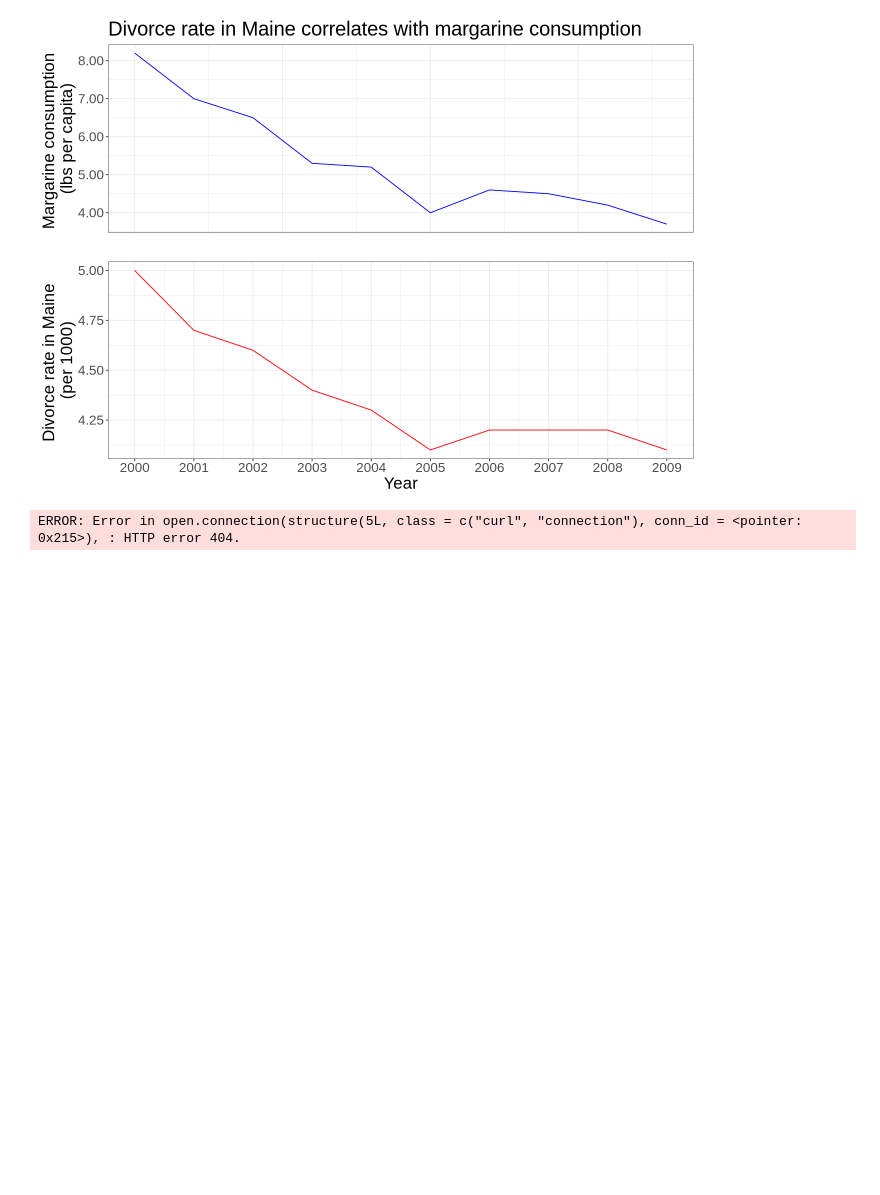
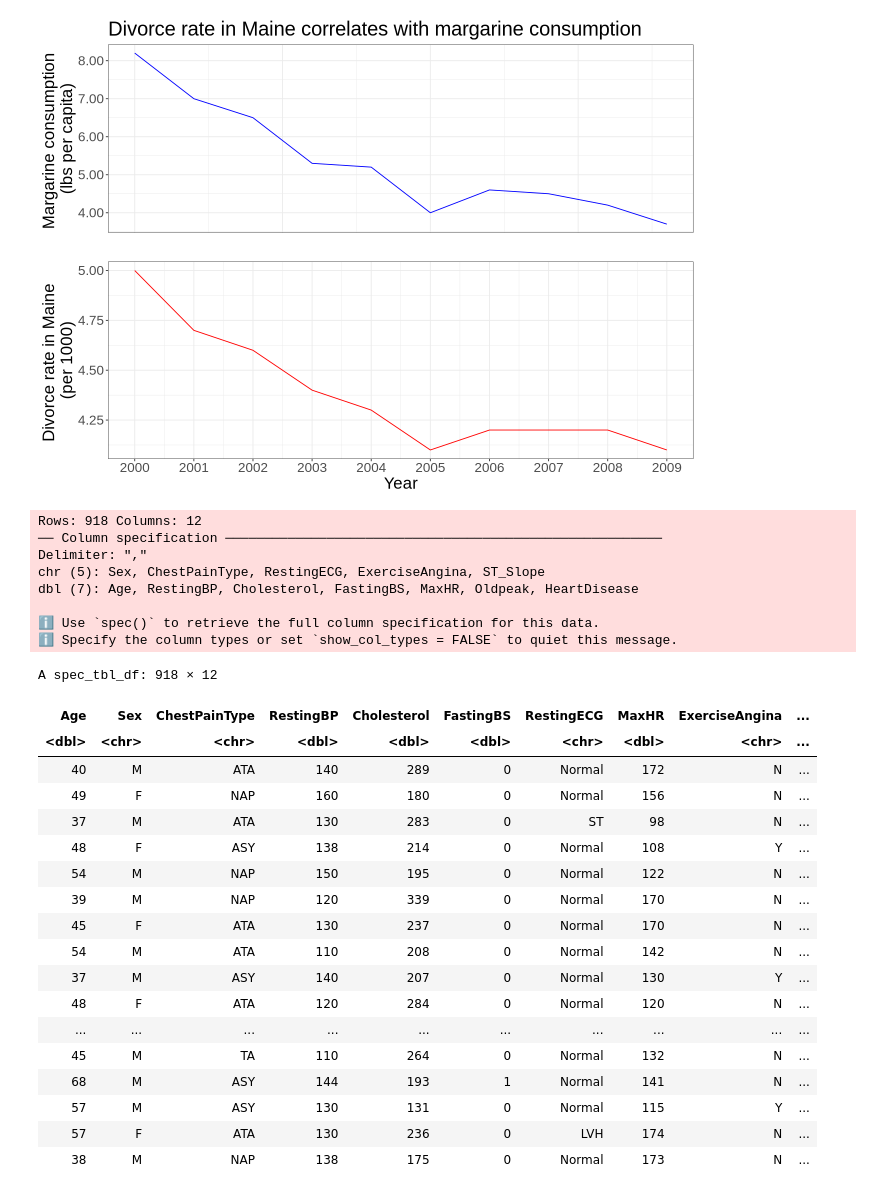
Before and after one commit to crwoo/toy_ds_project, a Jupyter notebook: project_notebook.ipynb, the cells around one changed output. Cells and saved outputs as stored; diff of their text form; code cells hidden in the pictures; blank space fills up the shorter version.

```diff
--- a/project_notebook.ipynb
+++ b/project_notebook.ipynb
@@ -53,8 +53,34 @@ The following object is masked from ‘package:readr’:
     col_factor
 [figure]
 # %%
-heart_data_url <- "https://raw.githubusercontent.com/crwoo/toy_ds_project/main/heart_data.csv?token=GHSAT0AAAAAACN4O25BOHJ7HKAHWFZSDYJUZPHSEYA"
+heart_data_url <- "https://raw.githubusercontent.com/crwoo/toy_ds_project/main/heart_data.csv?token=GHSAT0AAAAAACN4O25BWQMH4A3RQNVPMNX4ZPHXYHA"
 heart_data <- read_csv(heart_data_url)
 heart_data
 # %% [output]
-ERROR: Error in open.connection(structure(5L, class = c("curl", "connection"), conn_id = <pointer: 0x215>), : HTTP error 404.
+Rows: 918 Columns: 12
+── Column specification ────────────────────────────────────────────────────────
+Delimiter: ","
+chr (5): Sex, ChestPainType, RestingECG, ExerciseAngina, ST_Slope
+dbl (7): Age, RestingBP, Cholesterol, FastingBS, MaxHR, Oldpeak, HeartDisease
+
+ℹ Use `spec()` to retrieve the full column specification for this data.
+ℹ Specify the column types or set `show_col_types = FALSE` to quiet this message.
+A spec_tbl_df: 918 × 12
+| Age | Sex | ChestPainType | RestingBP | Cholesterol | FastingBS | RestingECG | MaxHR | ExerciseAngina | ... |
+| <dbl> | <chr> | <chr> | <dbl> | <dbl> | <dbl> | <chr> | <dbl> | <chr> | ... |
+| 40 | M | ATA | 140 | 289 | 0 | Normal | 172 | N | ... |
+| 49 | F | NAP | 160 | 180 | 0 | Normal | 156 | N | ... |
+| 37 | M | ATA | 130 | 283 | 0 | ST | 98 | N | ... |
+| 48 | F | ASY | 138 | 214 | 0 | Normal | 108 | Y | ... |
+| 54 | M | NAP | 150 | 195 | 0 | Normal | 122 | N | ... |
+| 39 | M | NAP | 120 | 339 | 0 | Normal | 170 | N | ... |
+| 45 | F | ATA | 130 | 237 | 0 | Normal | 170 | N | ... |
+| 54 | M | ATA | 110 | 208 | 0 | Normal | 142 | N | ... |
+| 37 | M | ASY | 140 | 207 | 0 | Normal | 130 | Y | ... |
+| 48 | F | ATA | 120 | 284 | 0 | Normal | 120 | N | ... |
+| ... | ... | ... | ... | ... | ... | ... | ... | ... | ... |
+| 45 | M | TA | 110 | 264 | 0 | Normal | 132 | N | ... |
+| 68 | M | ASY | 144 | 193 | 1 | Normal | 141 | N | ... |
+| 57 | M | ASY | 130 | 131 | 0 | Normal | 115 | Y | ... |
+| 57 | F | ATA | 130 | 236 | 0 | LVH | 174 | N | ... |
+| 38 | M | NAP | 138 | 175 | 0 | Normal | 173 | N | ... |
```
